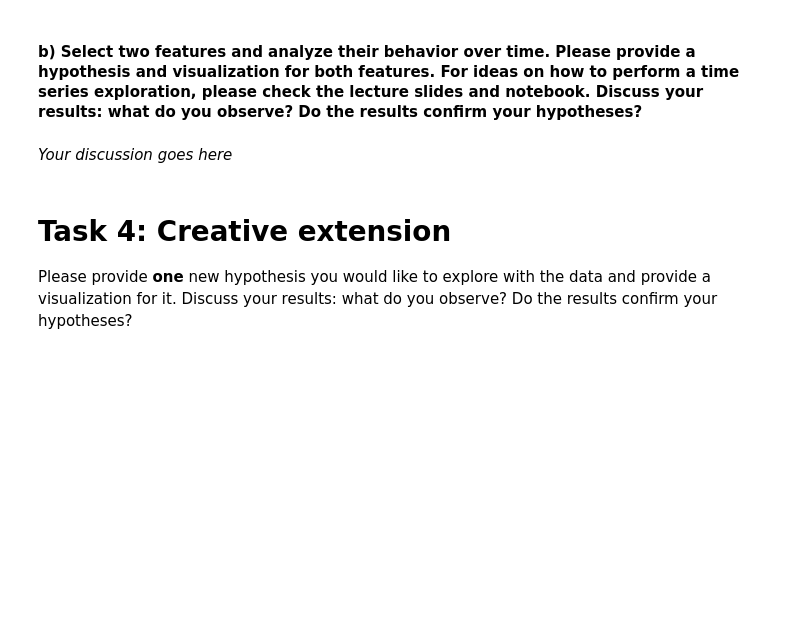
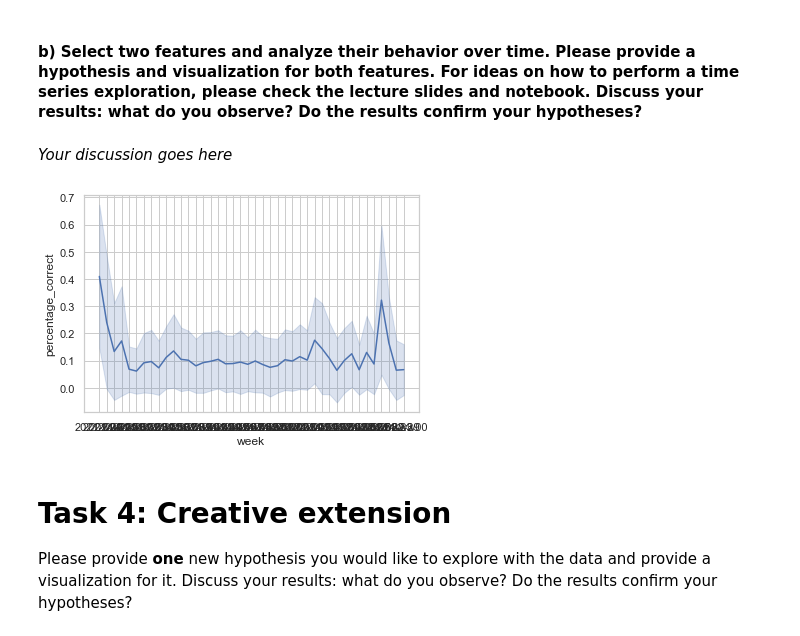
Before and after one commit to ssui-liu/mlbd-2022, a Jupyter notebook: project/m2_lernnavi_sciper.ipynb, the cells around one changed output. Saved outputs shown, nothing was run; the diff lists cells and outputs as text; code cells hidden in the pictures; blank space fills up the shorter version.

```diff
--- a/project/m2_lernnavi_sciper.ipynb
+++ b/project/m2_lernnavi_sciper.ipynb
@@ -466,6 +496,11 @@ users_weekly_stats
 #### b) Select two features and analyze their behavior over time. Please provide a hypothesis and visualization for both features. For ideas on how to perform a time series exploration, please check the lecture slides and notebook. Discuss your results: what do you observe? Do the results confirm your hypotheses?
 # %% [markdown]
 *Your discussion goes here*
+# %%
+ax = sns.lineplot(data=users_weekly_stats, x="week", y="percentage_correct", ci='sd')
+plt.show()
+# %% [output]
+[figure, added]
 # %% [markdown]
 # Task 4: Creative extension
 
```
Also changed, not shown: parts of 5 cells of this notebook.
